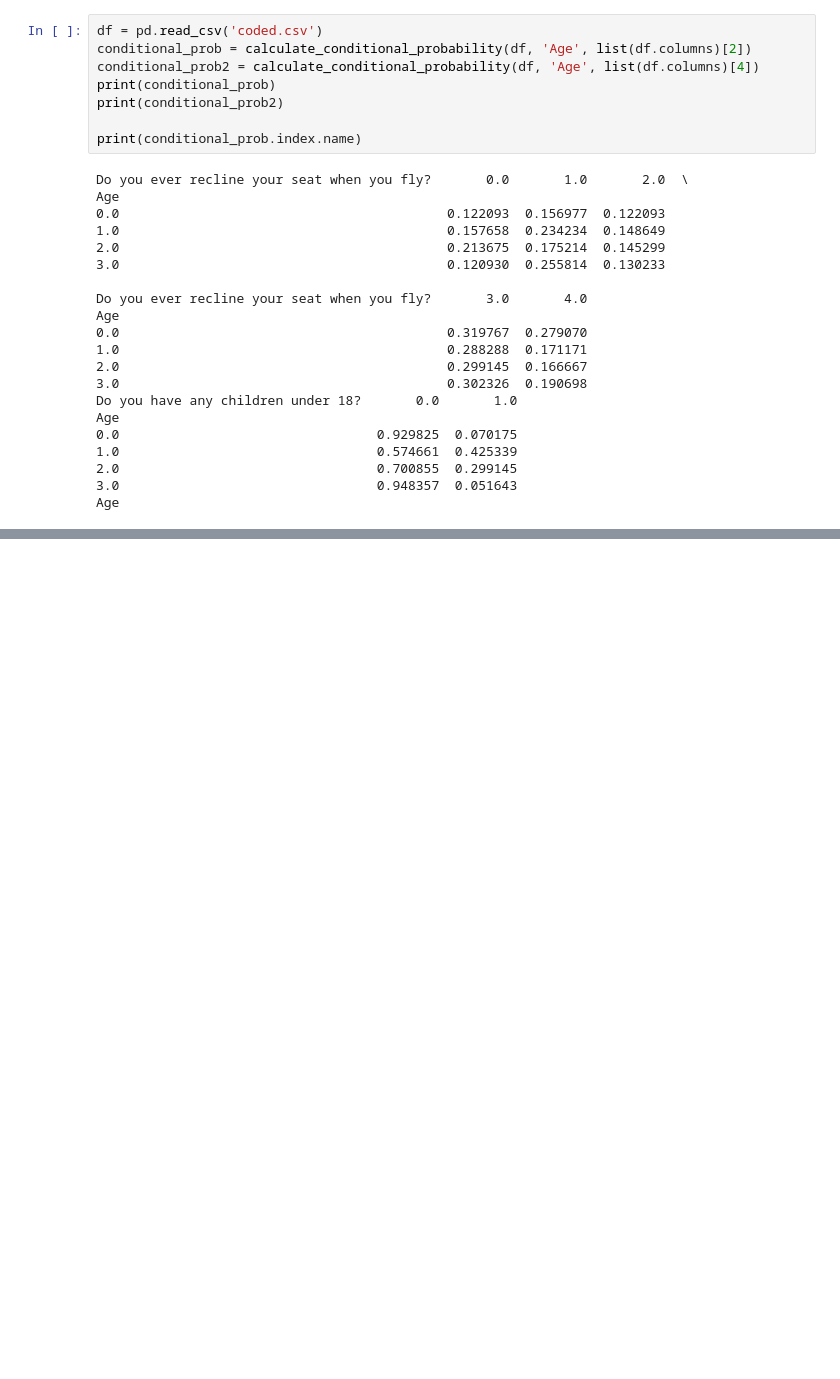
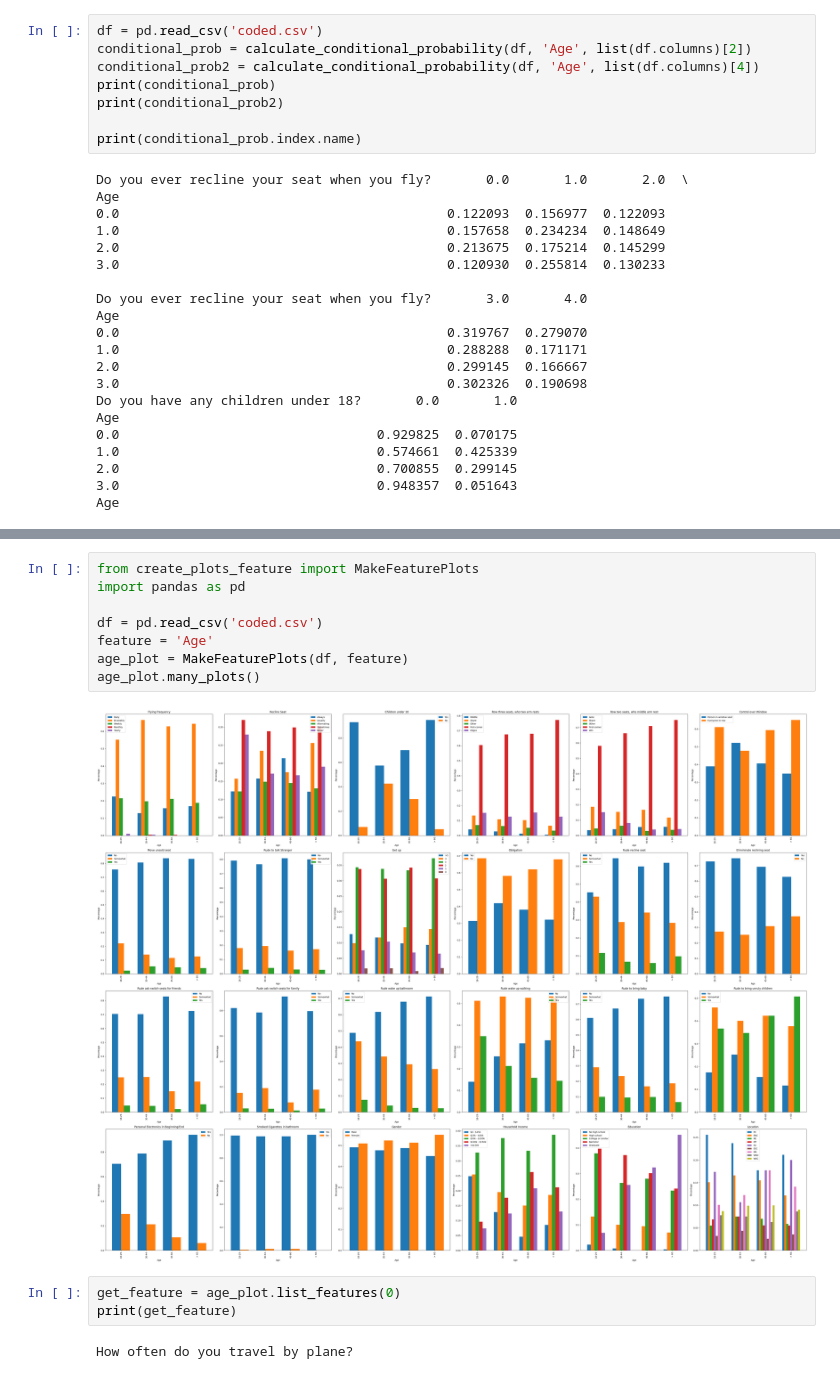
Before and after one commit to mloenker/flying-etiquette-data-lit, a Jupyter notebook: bar_plots.ipynb, the cells around one changed output, grey strips where cells are left out. Cells and saved outputs as stored; diff of their text form; blank space fills up the shorter version.

```diff
--- a/bar_plots.ipynb
+++ b/bar_plots.ipynb
@@ -186,0 +201,15 @@ plt.show()
+# %%
+from create_plots_feature import MakeFeaturePlots
+import pandas as pd
+
+df = pd.read_csv('coded.csv')
+feature = 'Age'
+age_plot = MakeFeaturePlots(df, feature)
+age_plot.many_plots()
+# %% [output]
+[figure, added]
+# %%
+get_feature = age_plot.list_features(0)
+print(get_feature)
+# %% [output]
+How often do you travel by plane?
```
Also changed, not shown: parts of 4 cells of this notebook, 1 other file.
